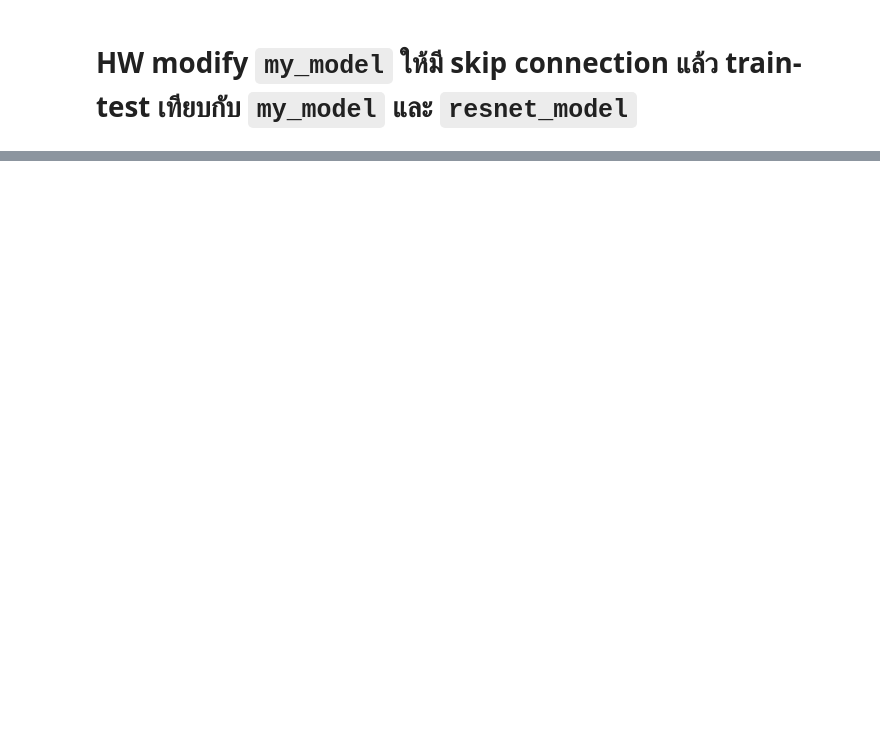
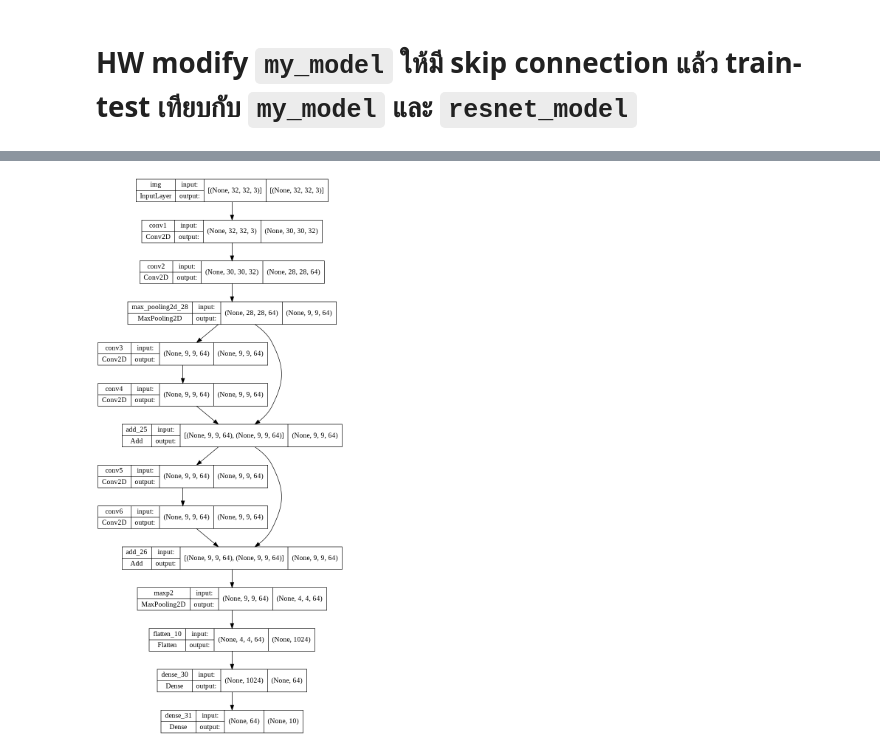
Before and after one commit to PondKann/AIprototype2022, a Jupyter notebook: Tensorflow_(Network).ipynb, the cells around one changed output, grey strips where cells are left out. Cells and saved outputs as stored; diff of their text form; code cells hidden in the pictures; blank space fills up the shorter version.

```diff
--- a/Tensorflow_(Network).ipynb
+++ b/Tensorflow_(Network).ipynb
@@ -445,2 +489,26 @@ print(test_acc)
 # %% [markdown]
 # HW modify `my_model` ให้มี skip connection แล้ว train-test เทียบกับ `my_model` และ `resnet_model`
+# %%
+input_image = keras.Input(shape=(32, 32, 3),  name = "img")
+model = layers.Conv2D(32, (3, 3), activation="relu" ,  name = "conv1")(input_image)
+model = layers.Conv2D(64, (3, 3), activation="relu" ,  name = "conv2")(model)
+block_1_output = layers.MaxPooling2D(3)(model)
+
+model = layers.Conv2D(64, (3, 3), activation="relu",  padding="same" ,  name = "conv3")(block_1_output)
+model = layers.Conv2D(64, (3, 3), activation="relu",  padding="same" ,  name = "conv4")(model)
+block_2_output = layers.add([model, block_1_output])
+
+
+model = layers.Conv2D(64, (3, 3), activation="relu",  padding="same" ,  name = "conv5")(block_2_output)
+model = layers.Conv2D(64, (3, 3), activation="relu",  padding="same" ,  name = "conv6")(model)
+# model = layers.Conv2D(64, (3, 3), activation="relu",  padding="same" ,  name = "conv7")(model)
+block_3_output = layers.add([model, block_2_output])
+
+model =layers.MaxPooling2D((2, 2) ,  name = "maxp2")(block_3_output)
+model = layers.Flatten()(model)
+model = layers.Dense(64, activation='relu')(model)
+output = layers.Dense(10)(model)
+
+
+my_model_skip = keras.Model(input_image, output, name="Skip_connection")
+my_model_skip.summary()
@@ -446,0 +533,4 @@ print(test_acc)
+# %%
+keras.utils.plot_model(my_model_skip, "multi_input_and_output_model.png", show_shapes=True)
+# %% [output]
+[figure, added]
```
Also changed, not shown: parts of 24 cells of this notebook.
